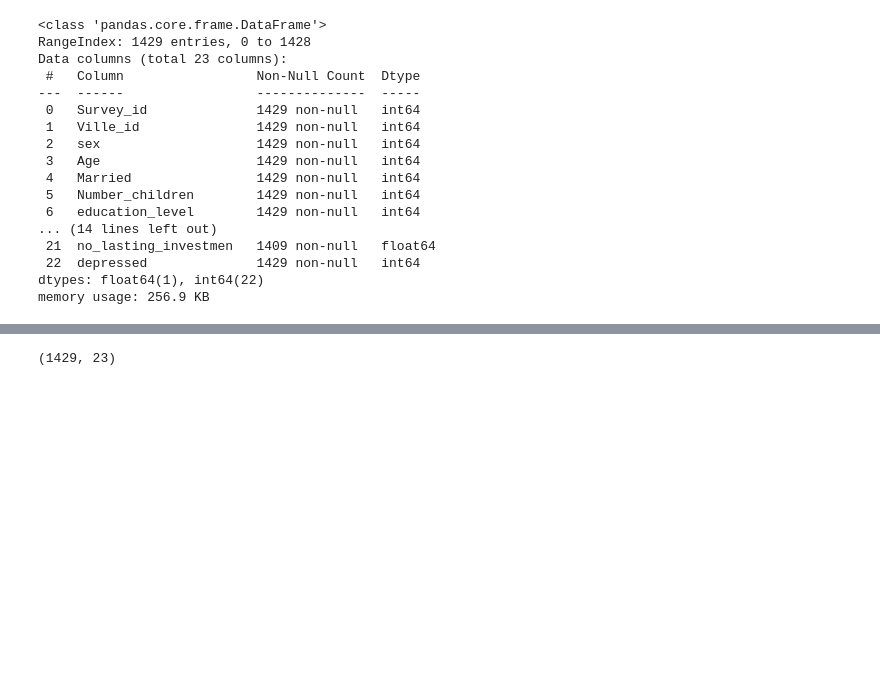
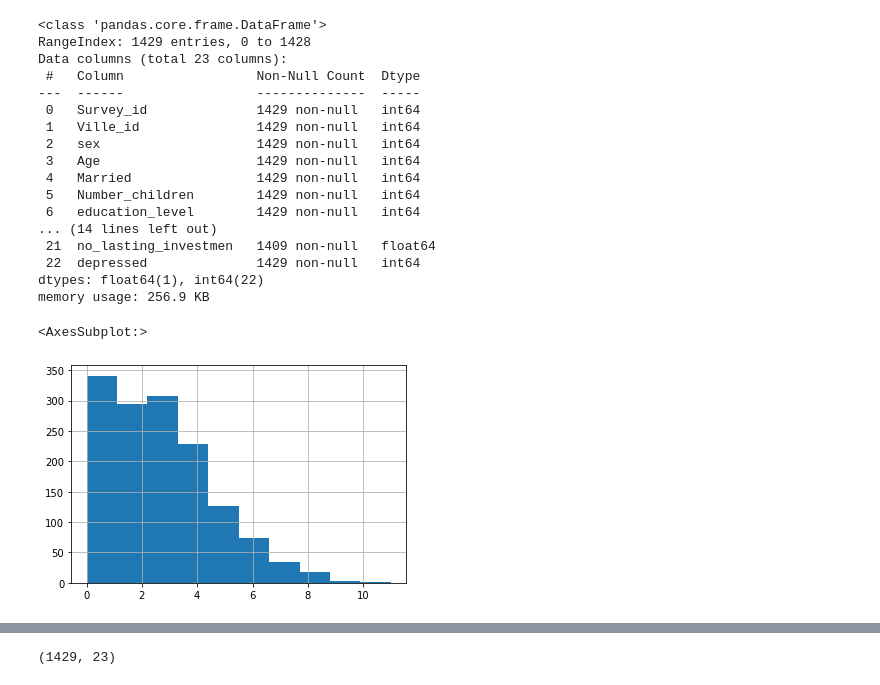
Before and after one commit to kaline/TrabalhoFinalML, a Jupyter notebook: dataset.ipynb, the cells around one changed output, grey strips where cells are left out. Drawn from its saved outputs; the diff is of its cells as text; code cells hidden in the pictures; blank space fills up the shorter version.

```diff
--- a/dataset.ipynb
+++ b/dataset.ipynb
@@ -65,3 +69,8 @@ Data columns (total 23 columns):
  22  depressed              1429 non-null   int64
 dtypes: float64(1), int64(22)
 memory usage: 256.9 KB
+# %%
+df['Number_children'].hist()
+# %% [output]
+<AxesSubplot:>
+[figure, added]
```
Also changed, not shown: parts of 6 cells of this notebook.
